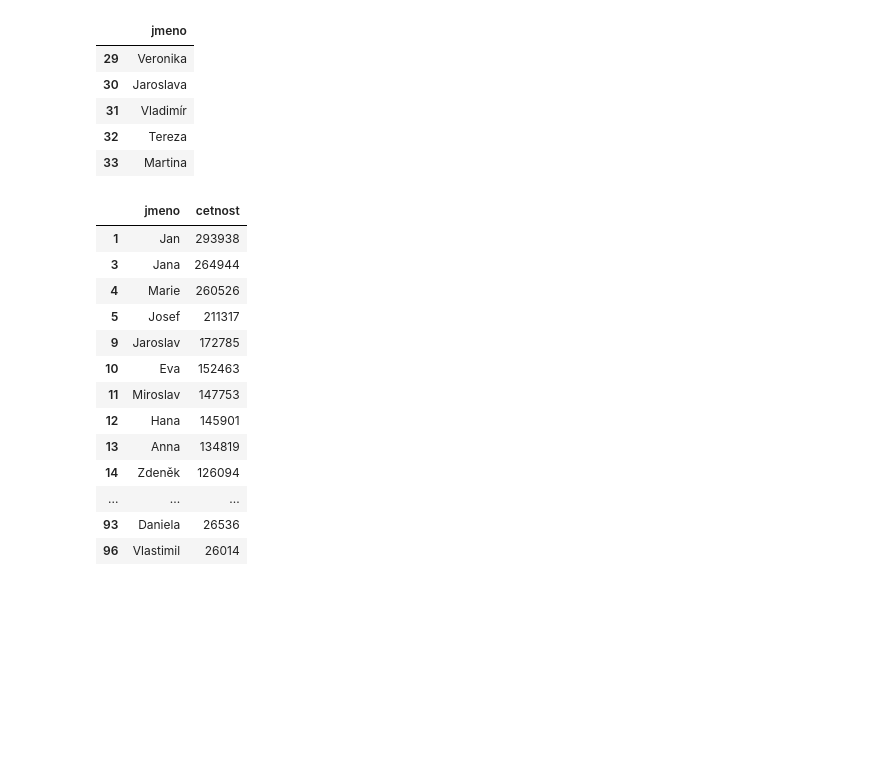
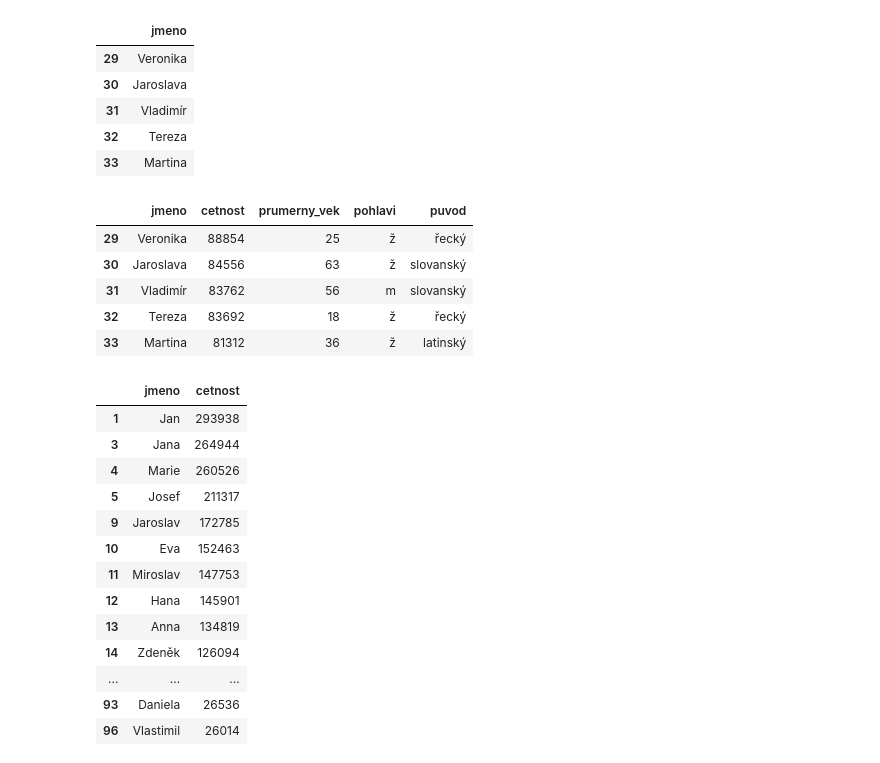
Before and after one commit to alorenzova/PythonForDataAnalysis, a Jupyter notebook: lekce-02.ipynb, the cells around one changed output. Drawn from its saved outputs; the diff is of its cells as text; code cells hidden in the pictures; blank space fills up the shorter version.

```diff
--- a/lekce-02.ipynb
+++ b/lekce-02.ipynb
@@ -419,6 +422,15 @@ jmena[(jmena["cetnost"] >= 80000) & (jmena["cetnost"] <= 100000)][["jmeno"]]
 | 31 | Vladimír |
 | 32 | Tereza |
 | 33 | Martina |
+# %%
+jmena[(jmena["cetnost"] >= 80_000) & (jmena["cetnost"] <= 100_000)]
+# %% [output]
+|  | jmeno | cetnost | prumerny_vek | pohlavi | puvod |
+| 29 | Veronika | 88854 | 25 | ž | řecký |
+| 30 | Jaroslava | 84556 | 63 | ž | slovanský |
+| 31 | Vladimír | 83762 | 56 | m | slovanský |
+| 32 | Tereza | 83692 | 18 | ž | řecký |
+| 33 | Martina | 81312 | 36 | ž | latinský |
 # %%
 
 # 3) Jména a četnost pro původ slovanský nebo hebrejský
```
Also changed, not shown: parts of 4 cells of this notebook, 7 other files.
